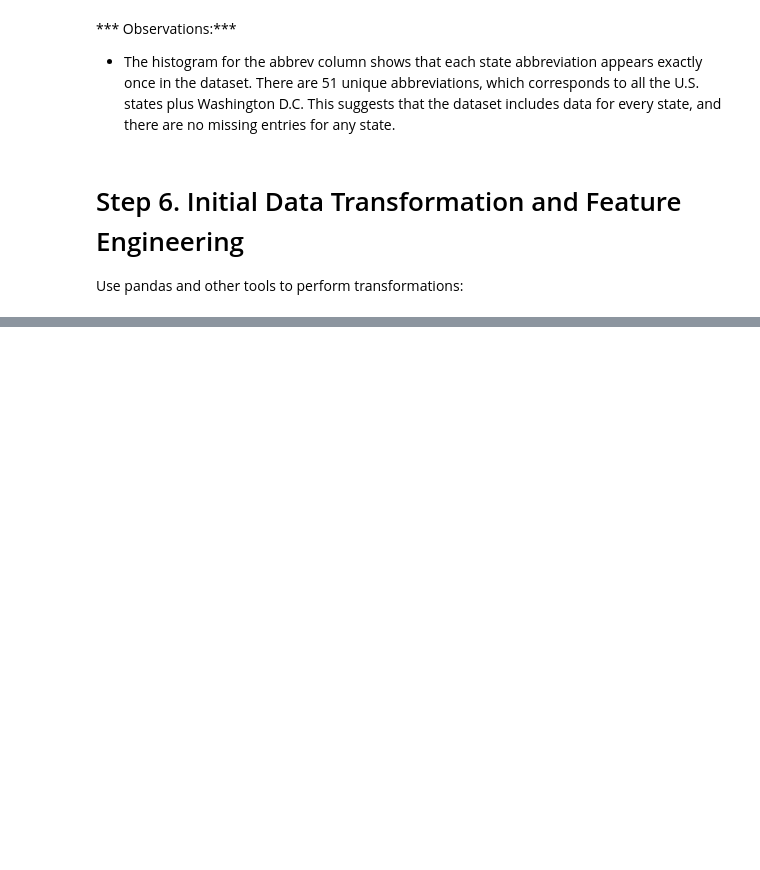
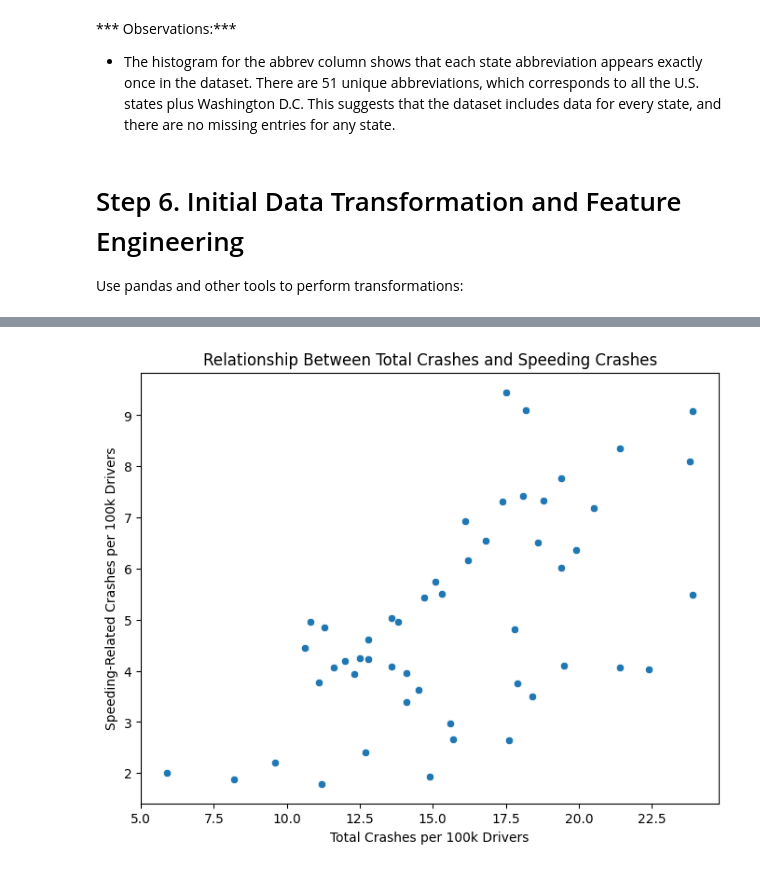
Before and after one commit to abeaderstadt/datafun-06-eda, a Jupyter notebook: beaderstadt_eda.ipynb, the cells around one changed output, grey strips where cells are left out. Saved outputs shown, nothing was run; the diff lists cells and outputs as text; code cells hidden in the pictures; blank space fills up the shorter version.

Commit message:
Add 3 visualizations

```diff
--- a/beaderstadt_eda.ipynb
+++ b/beaderstadt_eda.ipynb
@@ -160,6 +160,15 @@ df['speeding_pct'] = (df['speeding'] / df['total']) * 100
 
 
 print(df[['total', 'speeding', 'speeding_pct']].head())
+
+# Compute the median of total crashes
+median_crashes = df['total'].median()
+
+# Create a new column categorizing states as High-Risk or Low-Risk
+df['risk_level'] = df['total'].apply(lambda x: 'High-Risk' if x > median_crashes else 'Low-Risk')
+
+# Verify the change
+print(df[['total', 'risk_level']].head())
 # %% [output]
    total  speeding  alcohol  not_distracted  no_previous  ins_premium  \
 0   18.8     7.332    5.640          18.048       15.040       784.55
@@ -182,0 +203,9 @@ print(df[['total', 'speeding', 'speeding_pct']].head())
+# %%
+plt.figure(figsize=(8,6))
+sns.scatterplot(x=df['total'], y=df['speeding'])
+plt.xlabel("Total Crashes per 100k Drivers")
+plt.ylabel("Speeding-Related Crashes per 100k Drivers")
+plt.title("Relationship Between Total Crashes and Speeding Crashes")
+plt.show()
+# %% [output]
+[figure, added]
```
Also changed, not shown: parts of 11 cells of this notebook.
